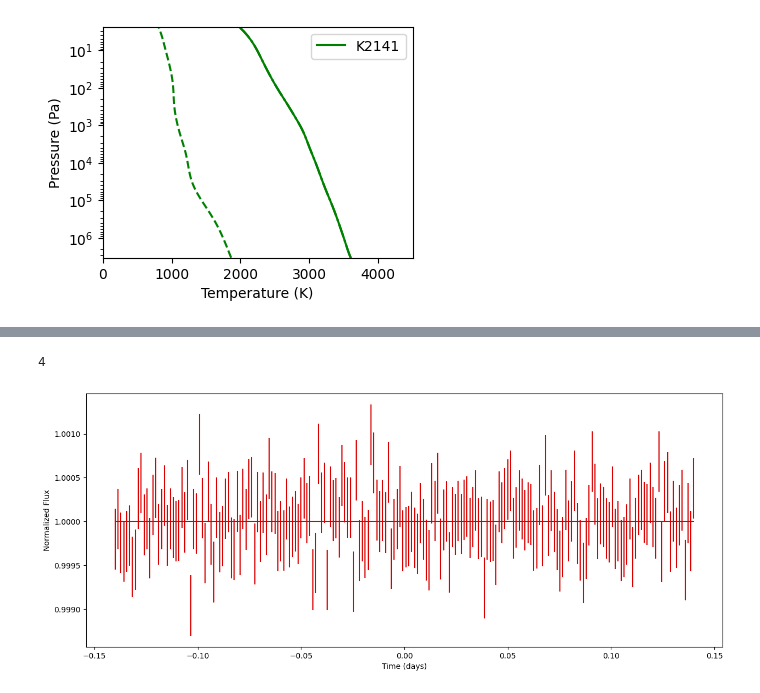
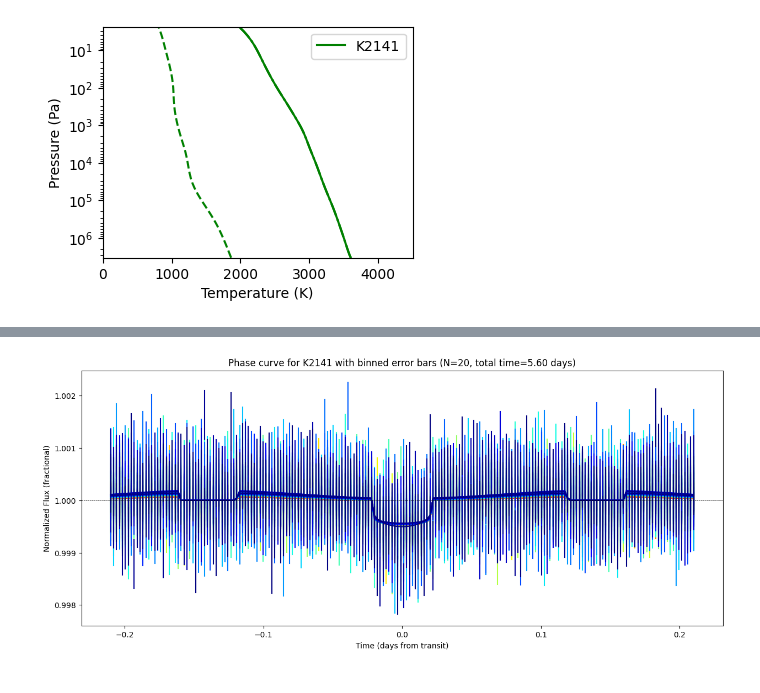
Before and after one commit to lorlo9999/MasterThesis, a Jupyter notebook: phase_curve.ipynb, the cells around one changed output, grey strips where cells are left out. Drawn from its saved outputs; the diff is of its cells as text; code cells hidden in the pictures.

Commit message:
Working binned phase curves

```diff
--- a/phase_curve.ipynb
+++ b/phase_curve.ipynb
@@ -50,6 +105,7 @@ planet_distances = [0.018, 0.007, 0.018, 0.011, 0.012, 0.011, 0.019, 0.012] #AU
 planet_period = [0.96, 0.28, 1.95, 0.49, 0.55, 0.45, 1.0, 0.55] #days
 planet_radius = [1.627, 1.510, 1.242, 1.277, 1.166, 1.397, 1.620, 1.496] #Earth radii
 planet_transit = [1.61, 0.94, 0.71, 1.24, 0.99, 1.31, 1.5, 0.98]*3600 #hours to seconds
+T_transit_hours = [1.61, 0.94, 0.71, 1.24, 0.99, 1.31, 1.5, 0.98] #hours
 planet_impact = [0.181, -0.01, 0.717, 0.34, 0.53, 0.14, 0.39, 0.489] #to be fixed according to archive data
 planet_eccentricity = [0.05, 0.0, 0.0, 0.0, 0.06, 0.0, 0.0, 0.0] #to be fixed according to archive data
 planet_pericentre_long = [0.0, 90.0, 0.0, 0.0, 228.5, 0.0, 0.0, 90.0] #w, to be fixed according to archive data
@@ -100,8 +156,8 @@ pl._pericentre_long = planet_pericentre_long[planet_names.index(name)] #w
 
 #convert from seconds to days
 transittime = pl.transitTime*1.15741e-5
-begin = pl._mid_time-planet_period[planet_names.index(name)]/2-2*transittime
-end = pl._mid_time+planet_period[planet_names.index(name)]/2+2*transittime
+begin = pl._mid_time-planet_period[planet_names.index(name)]/2-planet_period[planet_names.index(name)]/4-2*transittime
+end = pl._mid_time+planet_period[planet_names.index(name)]/2+planet_period[planet_names.index(name)]/4+2*transittime
 
 phases = np.linspace(begin, end, 200)
 # %%
@@ -267,0 +352,26 @@ dh = error_w_hour / np.sqrt(dtsampled)
+# %%
+rand = np.random.normal(binned_flux, binned_err)
+
+plt.figure(figsize=(15, 6))
+plt.plot(hs._orbitals, binned_flux, color='black', label=f'{binned_wl:.2f} microns')
+#plt.plot((hs._orbitals, hs._orbitals), (rand - binned_err, rand + binned_err), '-', color='red', alpha=0.5)
+plt.errorbar(hs._orbitals, rand, yerr=binned_err, fmt='o', color='red', alpha=0.4)
+plt.axhline(1, color='black', linestyle='--', linewidth=0.5)
+plt.xlabel('Time (days from transit)')
+plt.ylabel('Normalized Flux (fractional)')
+plt.title(f'Phase curve for {name} with binned error bars (N={N_pc}, total time={time:.2f} days)')
+plt.ticklabel_format(useOffset=False)
+plt.legend()
+plt.show()
+
+plt.figure(figsize=(10, 4))
+plt.plot(hs._orbitals, binned_flux, color='black', label=f'{binned_wl:.2f} microns')
+#plt.plot((hs._orbitals, hs._orbitals), (rand - binned_err, rand + binned_err), '-', color='red', alpha=0.5)
+plt.errorbar(hs._orbitals, rand, yerr=binned_err, fmt='o', color='red', alpha=0.4)
+plt.axhline(1, color='black', linestyle='--', linewidth=0.5)
+plt.xlabel('Time (days from transit)')
+plt.ylabel('Normalized Flux (fractional)')
+plt.title(f'Phase curve for {name} with binned error bars (N={N_pc}, total time={time:.2f} days)')
+plt.ticklabel_format(useOffset=False)
+plt.legend()
+plt.show()
@@ -268,21 +381,24 @@ dh = error_w_hour / np.sqrt(dtsampled)
 # %%
 plt.figure(figsize=(15,6))
-Nphases = int(len(np.array(o[1])[:,0])/2)
 from matplotlib.pyplot import cm
 c = cm.jet(np.linspace(1, 0, len(wave)))
 
-wl = [wave[4]]
+wl = wave
 for i, w in enumerate(wl):
     idx = (np.abs(wave - w)).argmin()
-    print(idx)
     plt.plot(hs._orbitals, flux[:, idx], color=c[idx])
     rand = np.random.normal(flux[:, idx], dh[idx])
     plt.plot((hs._orbitals,hs._orbitals), (rand-dh[idx],rand+dh[idx]),'-', color=c[idx])
 
-plt.xlabel('Time (days)')
-plt.ylabel('Normalized Flux')
+#calcualte total time
+time = N_pc * planet_period[planet_names.index(name)]
+
+plt.xlabel('Time (days from transit)')
+plt.ylabel('Normalized Flux (fractional)')
+#plt.ylim(0.999,1.0005)
+plt.axhline(1, color='black', linestyle='--', linewidth=0.5)
+plt.title(f'Phase curve for {name} with unbinned error bars (N={N_pc}, total time={time:.2f} days)')
 
 plt.show()
 # %% [output]
-4
-[figure, old version]
+[figure, new version]
```
Also changed, not shown: parts of 6 cells of this notebook, 1 other file.
